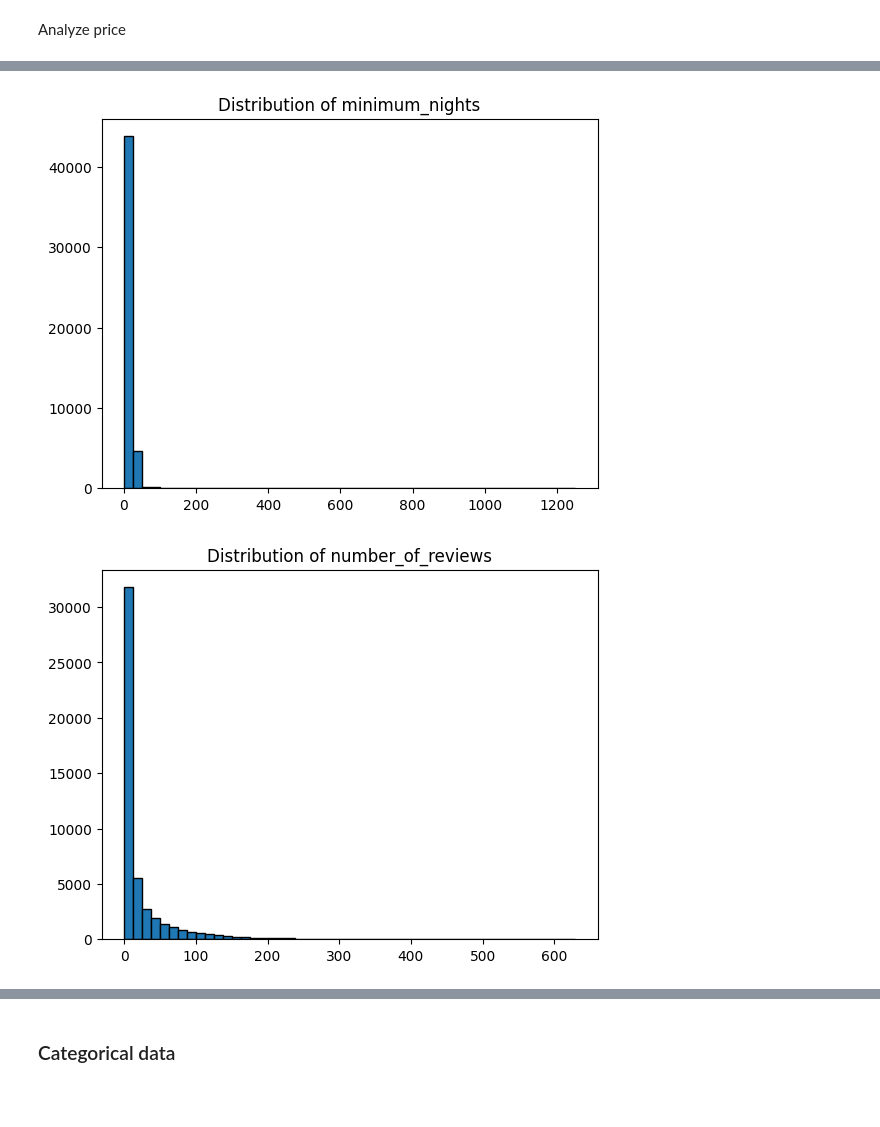
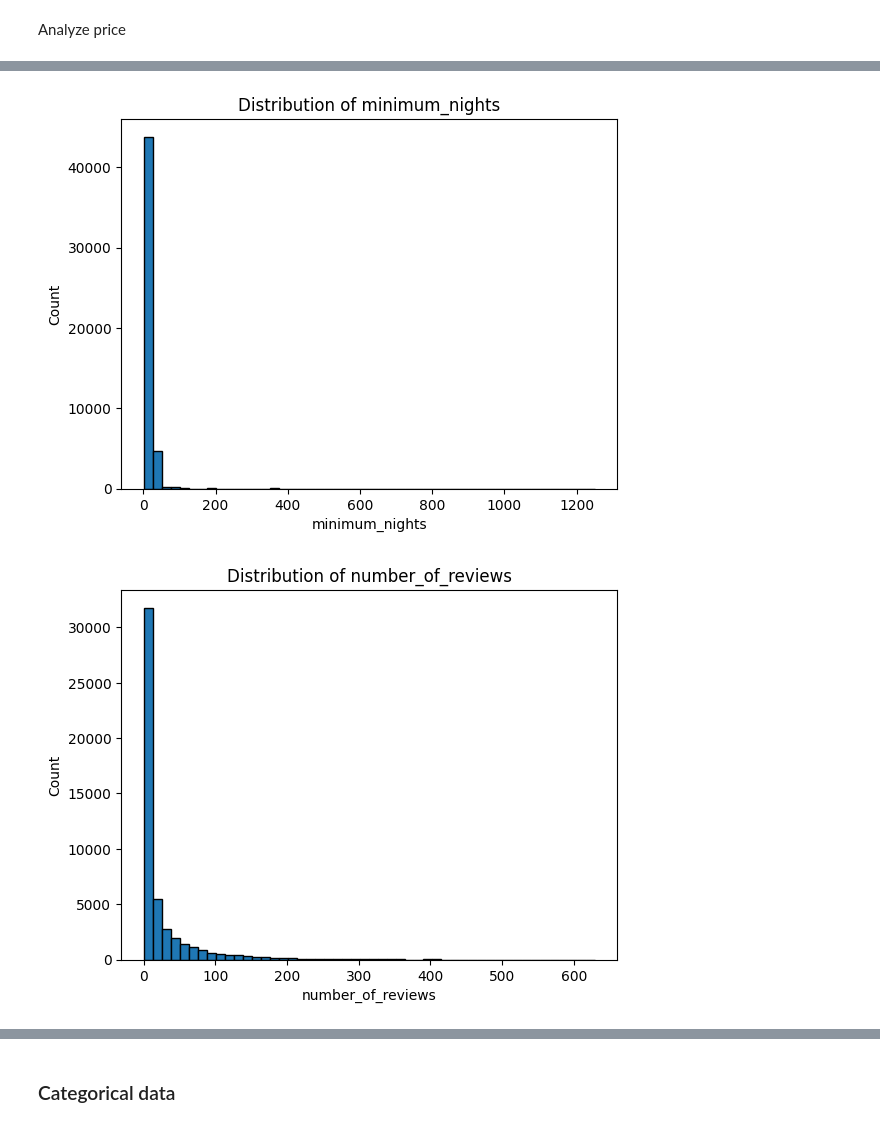
Before and after one commit to Gabien21/CSC17104_P4DS_final_project, a Jupyter notebook: Project/2_Exploring_and_preprocessing_data.ipynb, the cells around one changed output, grey strips where cells are left out. Drawn from its saved outputs; the diff is of its cells as text; code cells hidden in the pictures; blank space fills up the shorter version.

```diff
--- a/Project/2_Exploring_and_preprocessing_data.ipynb
+++ b/Project/2_Exploring_and_preprocessing_data.ipynb
@@ -166,14 +168,18 @@ plt.show()
 # %%
 plt.hist(df['minimum_nights'],bins=50,edgecolor='black')
+plt.xlabel('minimum_nights')
+plt.ylabel('Count')
 plt.title('Distribution of minimum_nights')
 plt.show()
 # %% [output]
-[figure, old version]
+[figure, new version]
 # %%
 plt.hist(df['number_of_reviews'],bins=50,edgecolor='black')
+plt.xlabel('number_of_reviews')
+plt.ylabel('Count')
 plt.title('Distribution of number_of_reviews')
 plt.show()
 # %% [output]
-[figure, old version]
+[figure, new version]
 # %%
 plt.hist(df['reviews_per_month'],bins=50,edgecolor='black')
```
Also changed, not shown: parts of 4 cells of this notebook.
